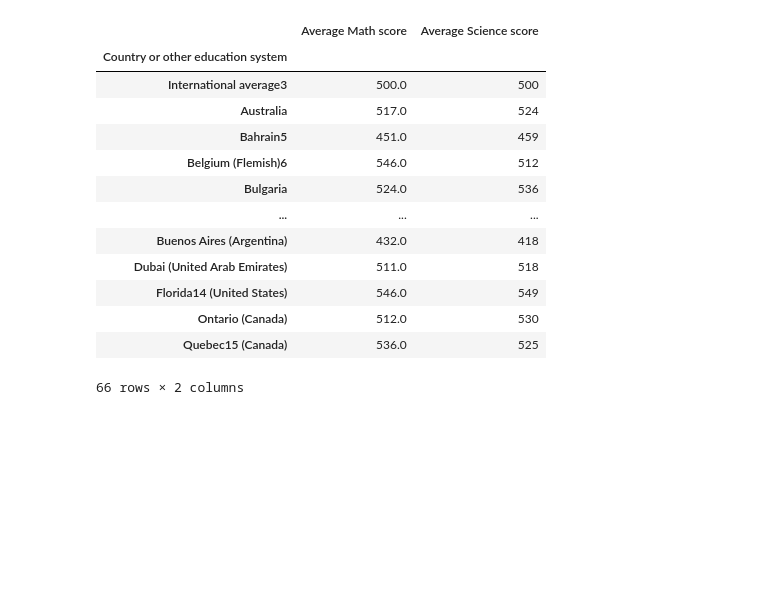
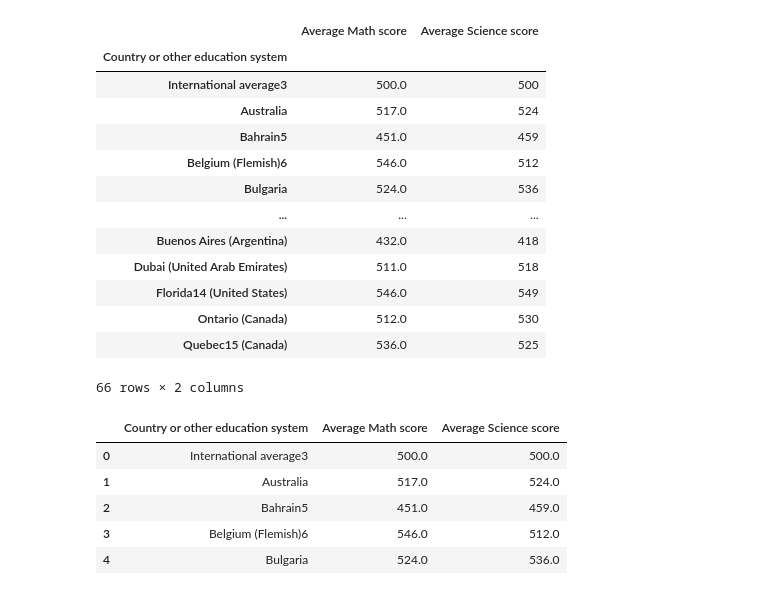
Before and after one commit to juliehong5932/ETL-Project, a Jupyter notebook: nces_internationalscores.ipynb, the cells around one changed output. Cells and saved outputs as stored; diff of their text form; code cells hidden in the pictures; blank space fills up the shorter version.

```diff
--- a/nces_internationalscores.ipynb
+++ b/nces_internationalscores.ipynb
@@ -67,3 +46,13 @@ new_table
 # %%
 csv_data=new_table.to_csv
 csv_data('csv_data.csv')
+# %%
+scores_df=pd.read_csv('Resources/int_data.csv')
+scores_df.head()
+# %% [output]
+|  | Country or other education system | Average Math score | Average Science score |
+| 0 | International average3 | 500.0 | 500.0 |
+| 1 | Australia | 517.0 | 524.0 |
+| 2 | Bahrain5 | 451.0 | 459.0 |
+| 3 | Belgium (Flemish)6 | 546.0 | 512.0 |
+| 4 | Bulgaria | 524.0 | 536.0 |
```
Also changed, not shown: parts of 5 cells of this notebook, 2 other files.
